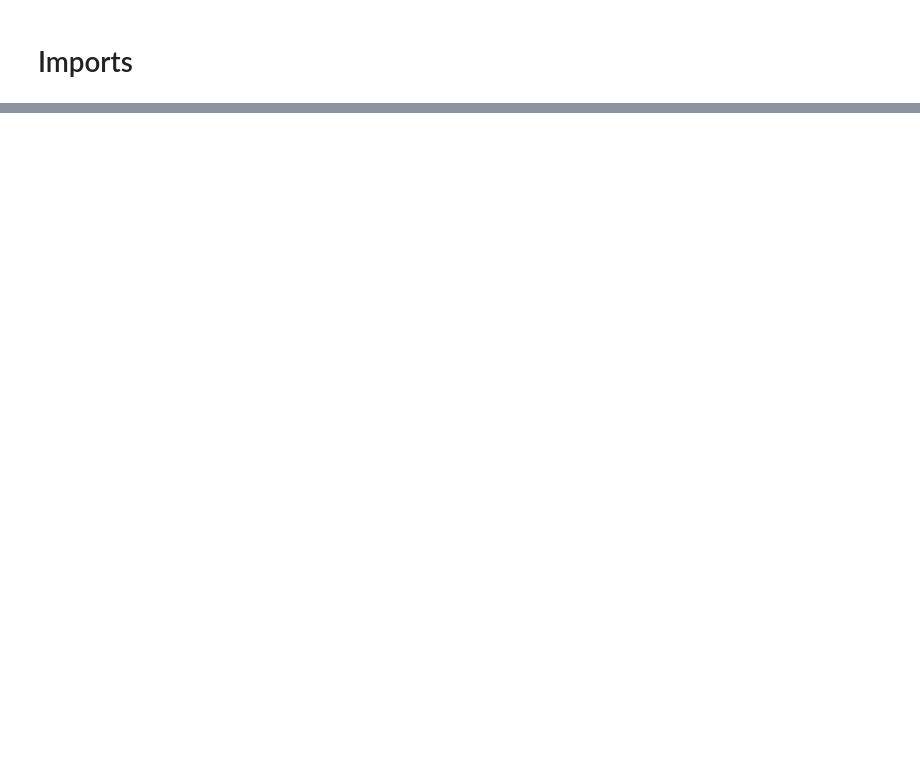
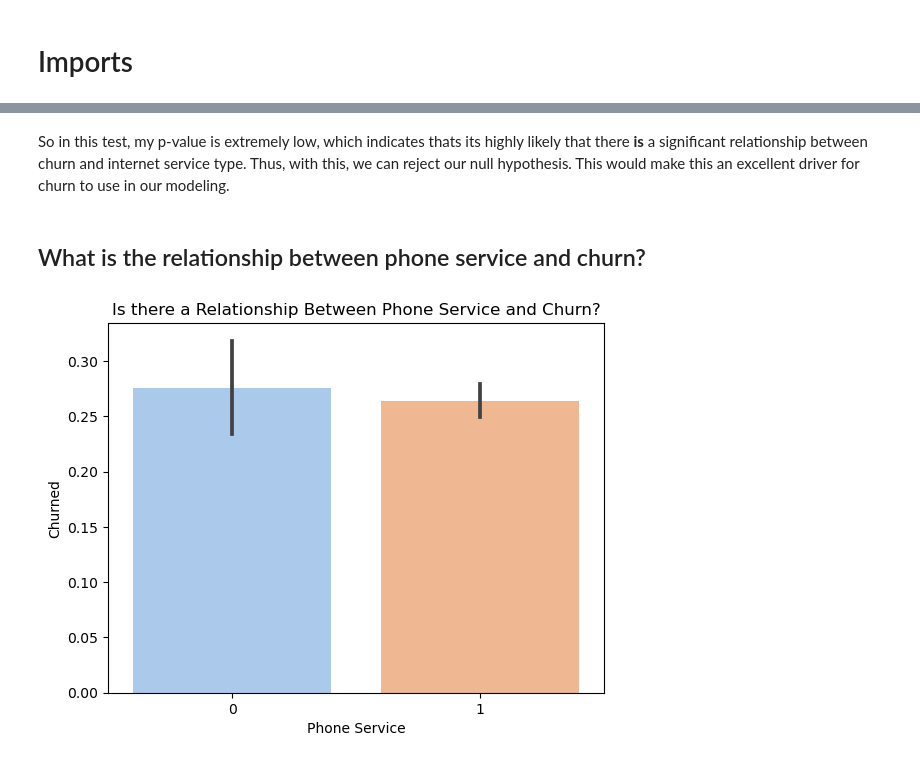
Before and after one commit to shawn-brown12/classification_project, a Jupyter notebook: Final_Report.ipynb, the cells around one changed output, grey strips where cells are left out. Drawn from its saved outputs; the diff is of its cells as text; code cells hidden in the pictures; blank space fills up the shorter version.

```diff
--- a/Final_Report.ipynb
+++ b/Final_Report.ipynb
@@ -38,0 +169,18 @@ pd.options.display.max_columns = None
+# %% [markdown]
+So in this test, my p-value is extremely low, which indicates thats its highly likely that there **is** a significant relationship between churn and internet service type. Thus, with this, we can reject our null hypothesis. This would make this an excellent driver for churn to use in our modeling.
+# %% [markdown]
+## What is the relationship between phone service and churn?
+# %%
+#code to create the barplot
+sns.barplot(x='phone_service_Yes',
+            y='churn_Yes', data=train,
+            palette='pastel')
+
+#creating labels and a title
+plt.title('Is there a Relationship Between Phone Service and Churn?')
+plt.xlabel('Phone Service')
+plt.ylabel('Churned')
+
+plt.show()
+# %% [output]
+[figure, added]
```
Also changed, not shown: parts of 30 cells of this notebook, 3 other files.
